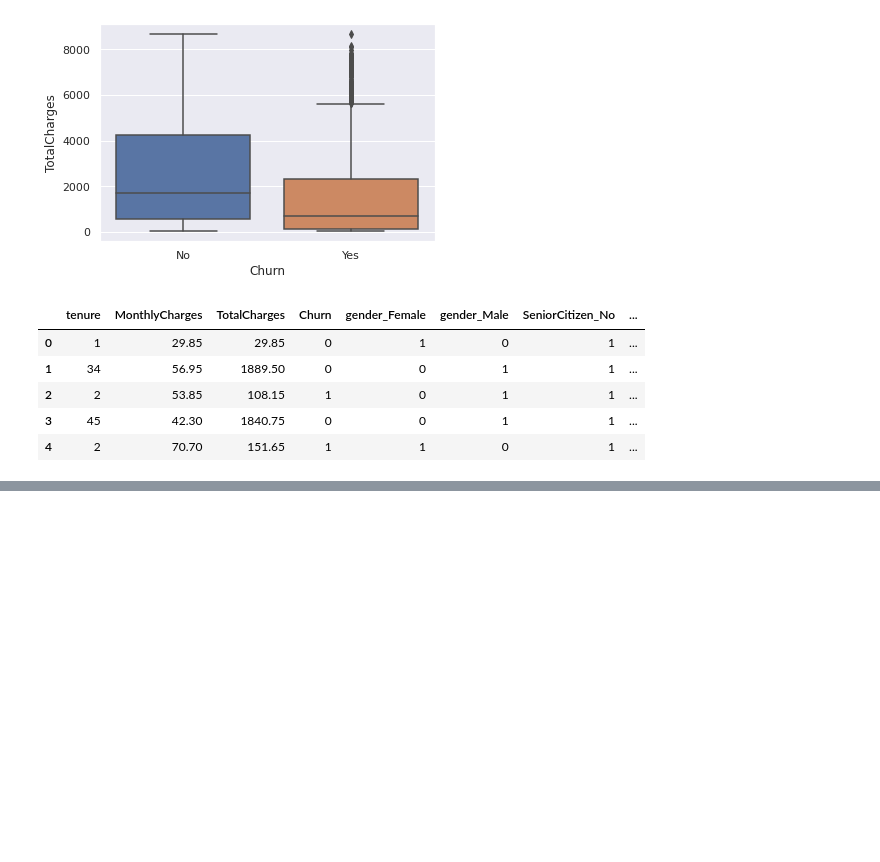
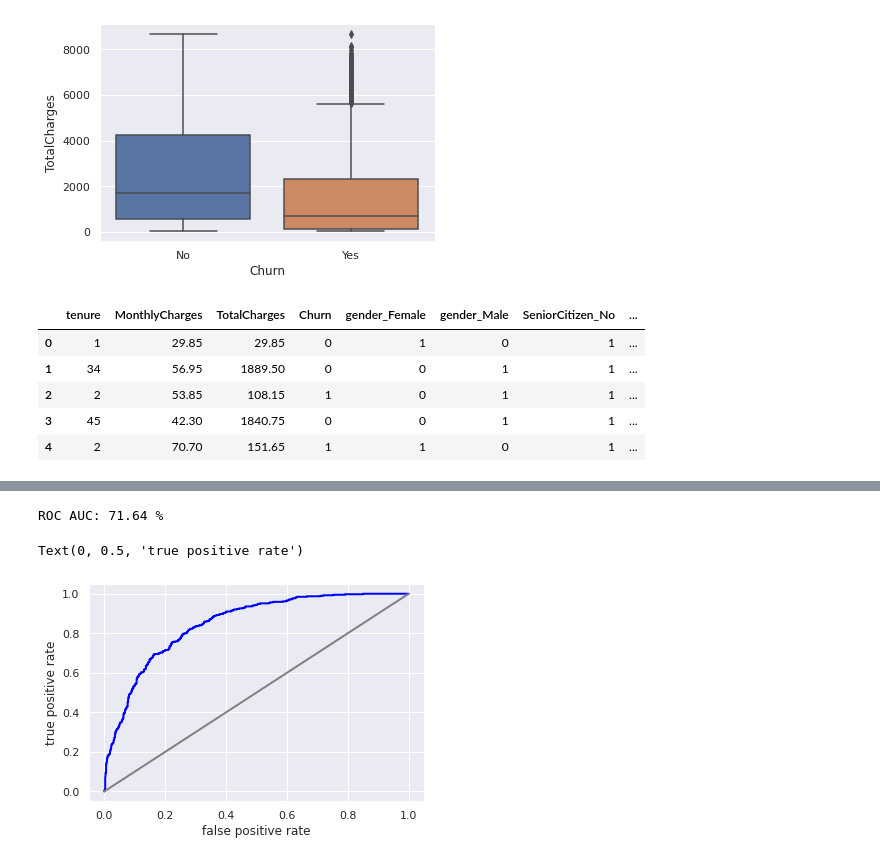
Before and after one commit to rogerwender/CienciaDados, a Jupyter notebook: FatoresRotatividadeClienteEmpresaTelefonia.ipynb, the cells around one changed output, grey strips where cells are left out. Drawn from its saved outputs; the diff is of its cells as text; code cells hidden in the pictures; blank space fills up the shorter version.

```diff
--- a/FatoresRotatividadeClienteEmpresaTelefonia.ipynb
+++ b/FatoresRotatividadeClienteEmpresaTelefonia.ipynb
@@ -189,0 +279,9 @@ dataframe_onehot.head()
+# %%
+#Usando a regressao logistica para ver se o cliente vai ou nao evadir da empresa
+model = GradientBoostingClassifier (learning_rate=0.1, max_depth=2, n_estimators=200, max_features=8, random_state=42)
+model.fit(X_train, y_train)
+
+y_predict = model.predict(X_test)
+actual_vs_predict = pd.DataFrame({'Actual': y_test.flatten(),
+                                  'Prediction': y_predict.flatten()})
+print (actual_vs_predict.sample(12))
@@ -189,0 +302,13 @@ dataframe_onehot.head()
+# %%
+print('ROC AUC: %.2f' %(roc_auc_score(y_test, y_predict)*100), '%')
+
+y_probs = model.predict_proba(X_test)[:,1]
+fpr, tpr, thresholds = roc_curve(y_test, y_probs)
+plt.plot(fpr, tpr, lw=2, color='blue')
+plt.plot([0,1], [0,1], lw=2, color='gray')
+plt.xlabel("false positive rate")
+plt.ylabel("true positive rate")
+# %% [output]
+ROC AUC: 71.64 %
+Text(0, 0.5, 'true positive rate')
+[figure, added]
```
Also changed, not shown: parts of 14 cells of this notebook.
